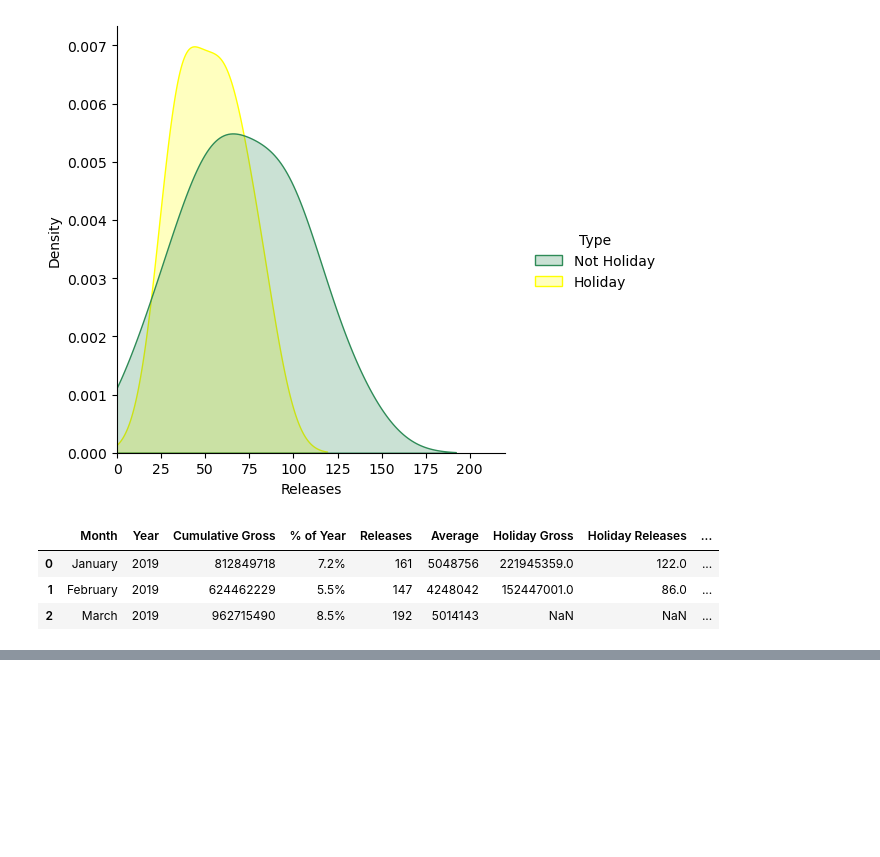
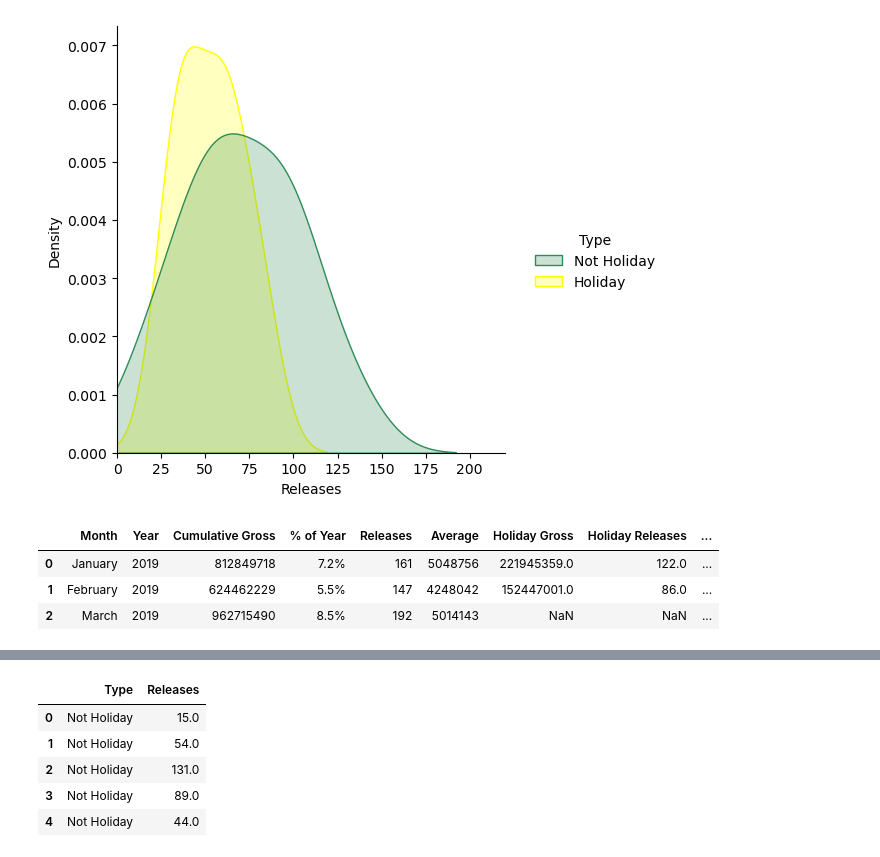
Before and after one commit to StarkArk/SnapCinema_2023, a Jupyter notebook: explore_movies_holidays.ipynb, the cells around one changed output, grey strips where cells are left out. Drawn from its saved outputs; the diff is of its cells as text; code cells hidden in the pictures; blank space fills up the shorter version.

```diff
--- a/explore_movies_holidays.ipynb
+++ b/explore_movies_holidays.ipynb
@@ -282,0 +317,9 @@ p2.hist
+# %%
+combined_releases.head()
+# %% [output]
+|  | Type | Releases |
+| 0 | Not Holiday | 15.0 |
+| 1 | Not Holiday | 54.0 |
+| 2 | Not Holiday | 131.0 |
+| 3 | Not Holiday | 89.0 |
+| 4 | Not Holiday | 44.0 |
```
Also changed, not shown: parts of 6 cells of this notebook.
